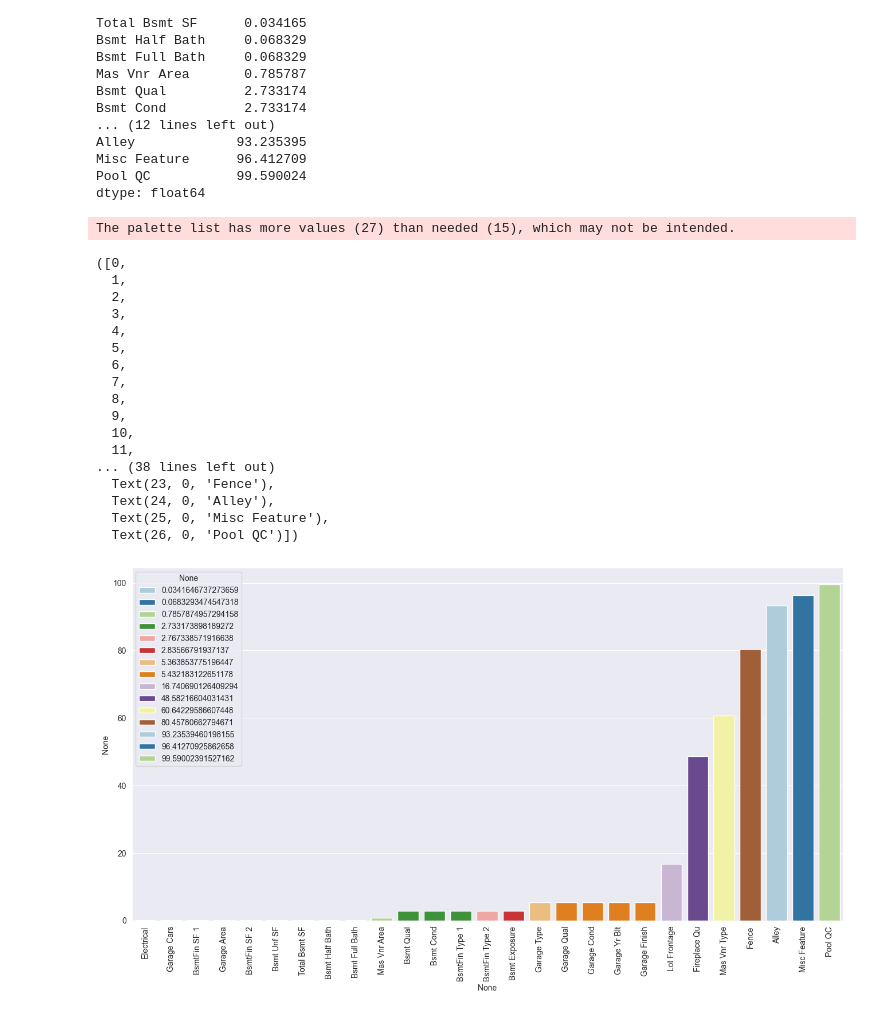
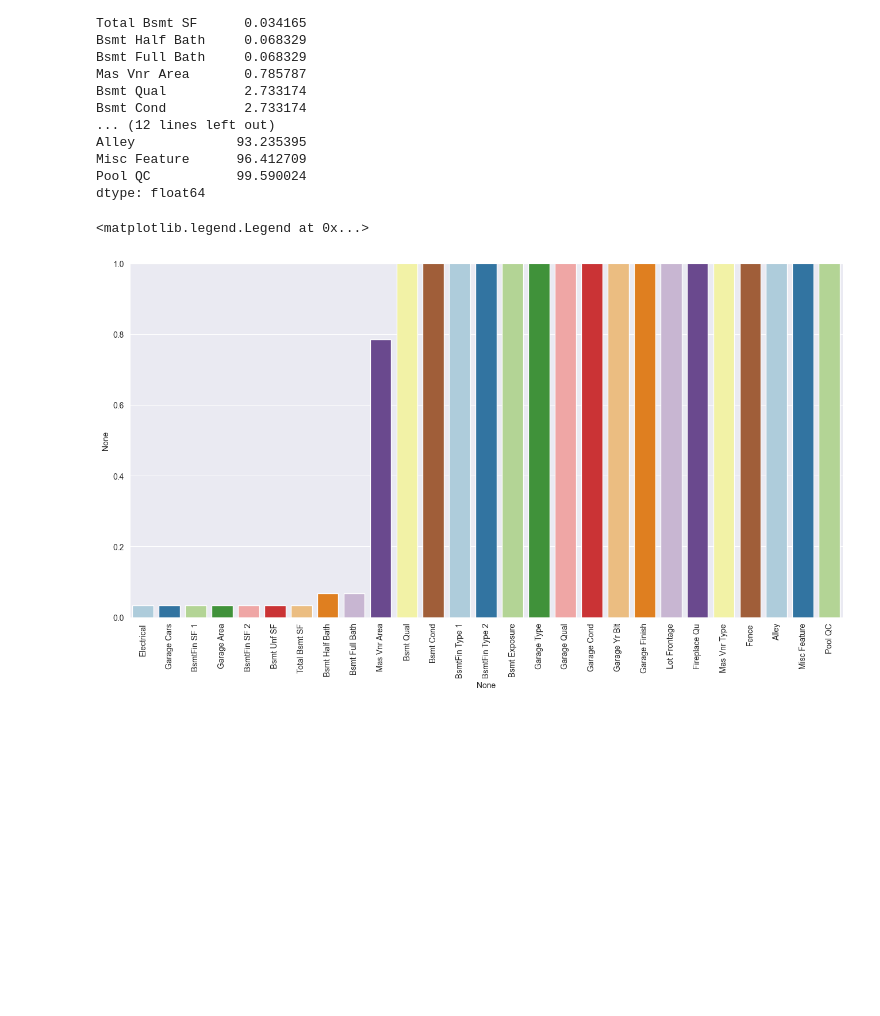
Before and after one commit to ZygimantasB/data_science_ml_learning, a Jupyter notebook: Section 11 Feature Engineering and Data Preparation/section_11.ipynb, the cells around one changed output. Drawn from its saved outputs; the diff is of its cells as text; code cells hidden in the pictures; blank space fills up the shorter version.

```diff
--- a/Section 11 Feature Engineering and Data Preparation/section_11.ipynb
+++ b/Section 11 Feature Engineering and Data Preparation/section_11.ipynb
@@ -318,27 +318,12 @@ dtype: float64
 # %%
 plt.figure(figsize=[16, 8])
 
-palette = sns.color_palette('Paired', n_colors=len(percent_nan))
+sns.barplot(x=percent_nan.index, y=percent_nan, hue=percent_nan.index, palette=palette, legend=False)
+plt.xticks(rotation=90)
+plt.ylim(0, 1)
 
-sns.barplot(x=percent_nan.index, y=percent_nan, hue=percent_nan, palette=palette)
-plt.xticks(rotation=90)
+# To remove the legend that is now unnecessary
+plt.legend([],[], frameon=False)
 # %% [output]
-The palette list has more values (27) than needed (15), which may not be intended.
+<matplotlib.legend.Legend at 0x...>
-([0,
-  1,
-  2,
-  3,
-  4,
-  5,
-  6,
-  7,
-  8,
-  9,
-  10,
-  11,
-... (38 lines left out)
-  Text(23, 0, 'Fence'),
-  Text(24, 0, 'Alley'),
-  Text(25, 0, 'Misc Feature'),
-  Text(26, 0, 'Pool QC')])
-[figure, old version]
+[figure, new version]
```
Also changed, not shown: parts of 19 cells of this notebook.
